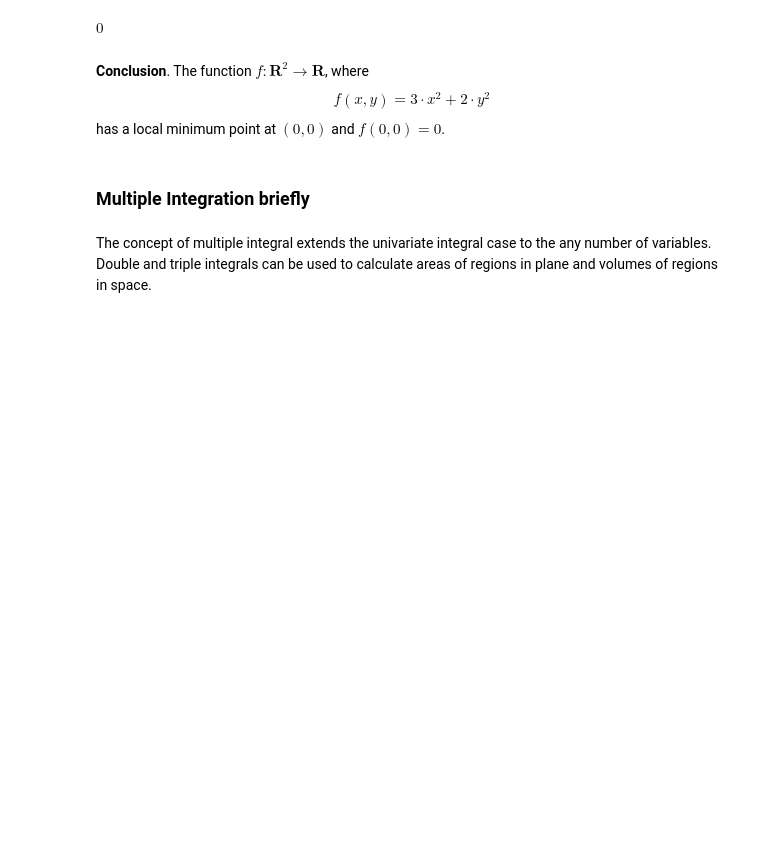
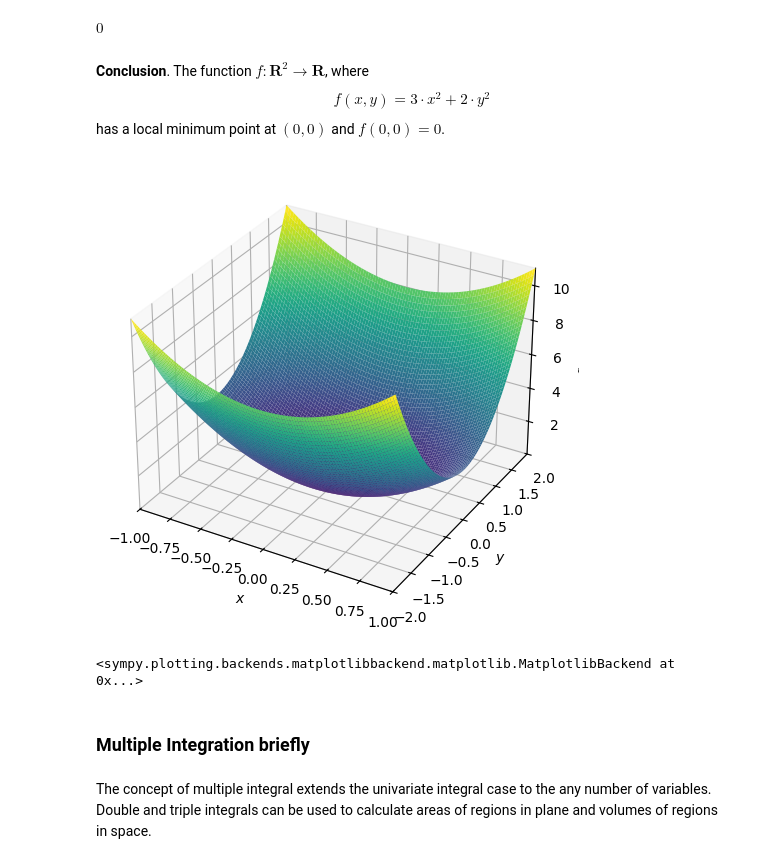
Before and after one commit to juhanurmonen/mathematics_for_data_science, a Jupyter notebook: many_variable_calculus.ipynb, the cells around one changed output. Cells and saved outputs as stored; diff of their text form; code cells hidden in the pictures; blank space fills up the shorter version.

```diff
--- a/many_variable_calculus.ipynb
+++ b/many_variable_calculus.ipynb
@@ -304,6 +304,13 @@ f.subs(x,0).subs(y,0)
 $\displaystyle 0$
 # %% [markdown]
 **Conclusion**. The function $f:\mathbf{R}^2\to\mathbf{R}$, where $$f(x,y) = 3\cdot x^2 + 2\cdot y^2$$ has a local minimum point at $(0,0)$ and $f(0,0)=0$.
+# %%
+## And finally, visualise the situation
+
+plot3d(f, (x,-1,1),(y,-2,2))
+# %% [output]
+[figure, added]
+<sympy.plotting.backends.matplotlibbackend.matplotlib.MatplotlibBackend at 0x...>
 # %% [markdown]
 ### Multiple Integration briefly
 # %% [markdown]
```
Also changed, not shown: parts of 2 cells of this notebook.
